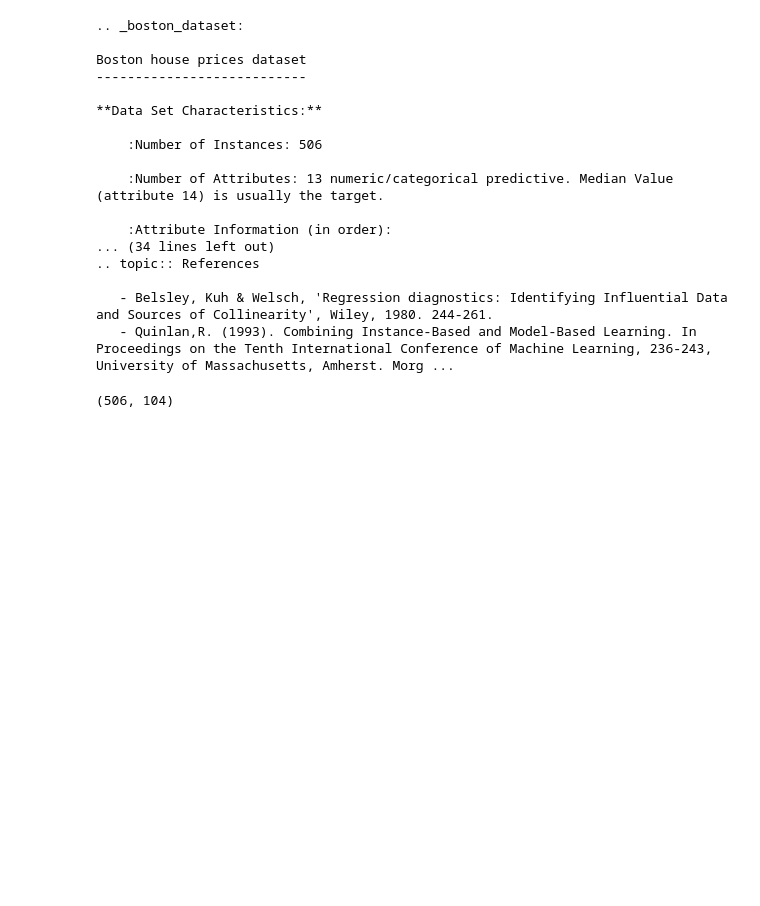
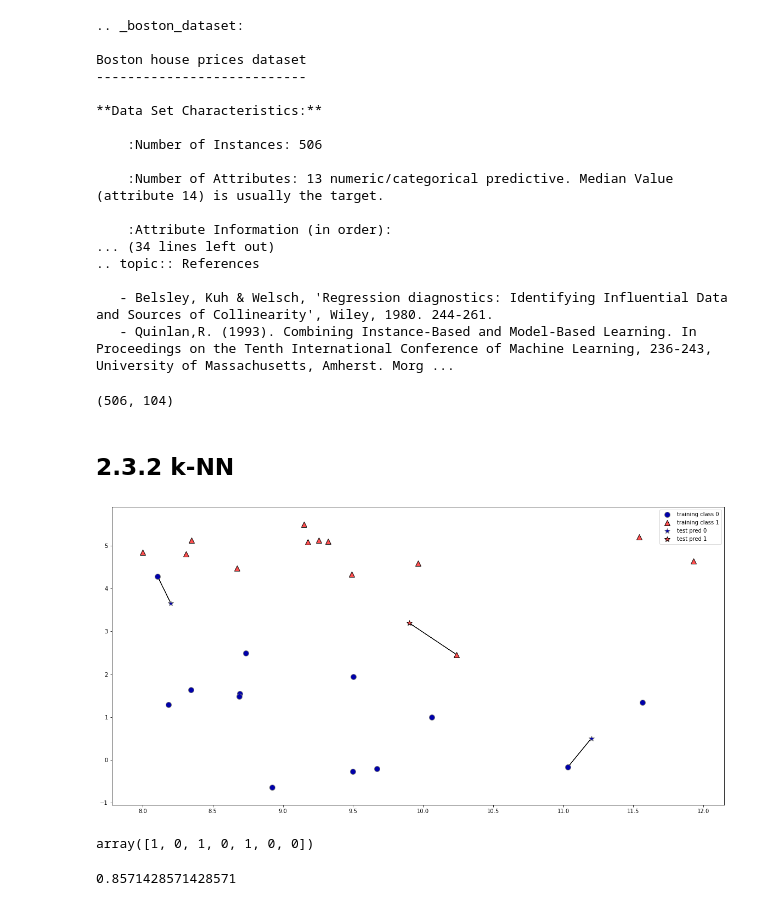
Before and after one commit to tomatine/introduction_to_ml_with_python, a Jupyter notebook: excercise/2.ipynb, the cells around one changed output. Saved outputs shown, nothing was run; the diff lists cells and outputs as text; code cells hidden in the pictures; blank space fills up the shorter version.

```diff
--- a/excercise/2.ipynb
+++ b/excercise/2.ipynb
@@ -93,3 +90,9 @@ X,y=mglearn.datasets.load_extended_boston()
 print(X.shape)
 # %% [output]
 (506, 104)
+# %% [markdown]
+## 2.3.2 k-NN
+# %%
+mglearn.plots.plot_knn_classification(n_neighbors=1)
+# %% [output]
+[figure, added]
@@ -95,0 +107,9 @@ print(X.shape)
+# %%
+clf.fit(X_train,y_train)
+clf.predict(X_test)
+# %% [output]
+array([1, 0, 1, 0, 1, 0, 0])
+# %%
+clf.score(X_test,y_test)
+# %% [output]
+0.8571428571428571
```
Also changed, not shown: parts of 13 cells of this notebook, 5 other files.
